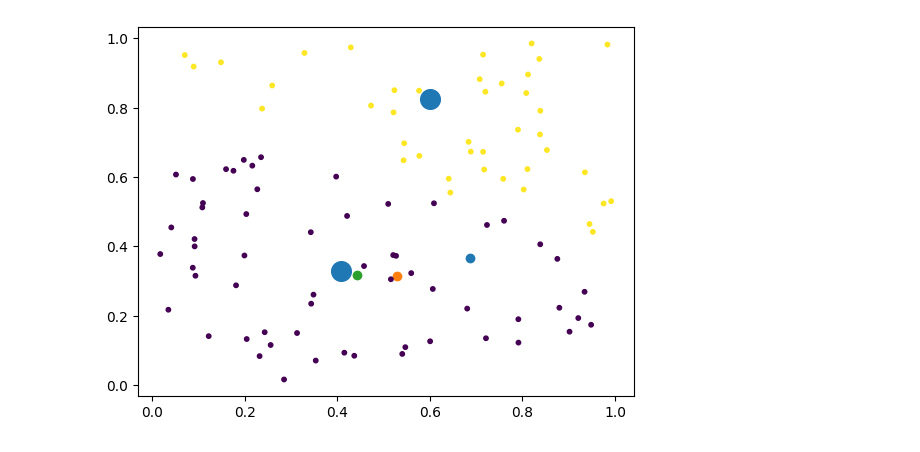
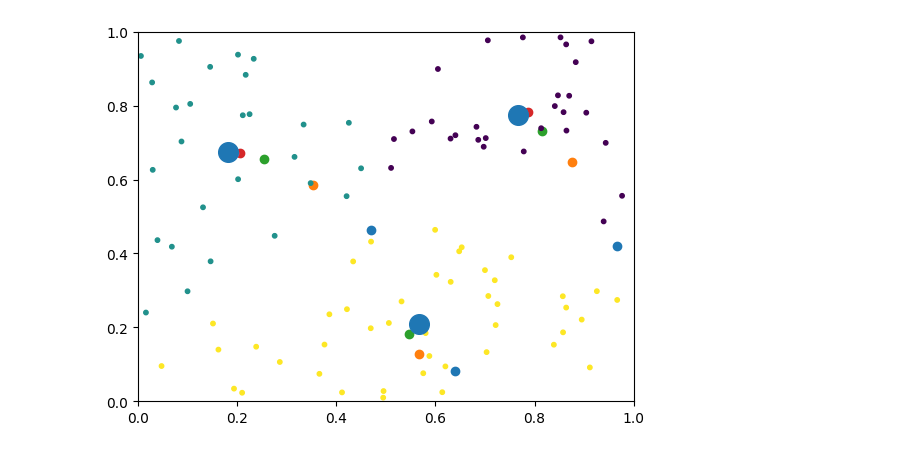
Before and after one commit to Jdka1/KMEANS-Clustering-Algorithm, a Jupyter notebook: kmeans.ipynb, the cells around one changed output. Saved outputs shown, nothing was run; the diff lists cells and outputs as text; code cells hidden in the pictures.

Commit message:
Predicting and color coding points)

```diff
--- a/kmeans.ipynb
+++ b/kmeans.ipynb
@@ -10,36 +10,36 @@ plt.scatter(randdata[:, 0], randdata[:, 1])
 # %%
 import math
 
 def kmeans(k, n, data):
     centroids = [np.random.rand(2,1) for i in range(k)]
+
 
     for i in range(n):
         closest = []
         for point in data:
             dists = [math.dist(point,centroid) for centroid in centroids]
             for i in range(len(dists)):
                 if (dists[i] == min(dists)):
                     closest.append(i)
                     break
 
-
         plt.scatter([centroid[0] for centroid in centroids],[centroid[1] for centroid in centroids])
         for i in range(len(centroids)):
             cluster_points =  np.array([[data[j][0] for j in range(len(data)) if closest[j] == i],[data[j][1] for j in range(len(data)) if closest[j] == i]])
             cluster_points = np.concatenate([cluster_points, centroids[i].reshape(-1,1)], axis=1)
-            centroids[i] = np.average(cluster_points, axis=1)
-            break
 
+            centroids[i] = np.average(cluster_points, axis=1).reshape(-1,1)
 
 
     plt.scatter(data[:, 0], data[:, 1], c=closest, s=10)
     plt.scatter([centroid[0] for centroid in centroids],[centroid[1] for centroid in centroids], s=200)
+    plt.xlim([0, 1])
+    plt.ylim([0, 1])
+    plt.show()
+    return centroids
 
 
 
-
-
-
-kmeans(2, 100, randdata)
+weights = kmeans(3, 100, randdata)
 # %% [output]
-[figure, old version]
+[figure, new version]
```
Also changed, not shown: parts of 2 cells of this notebook.
